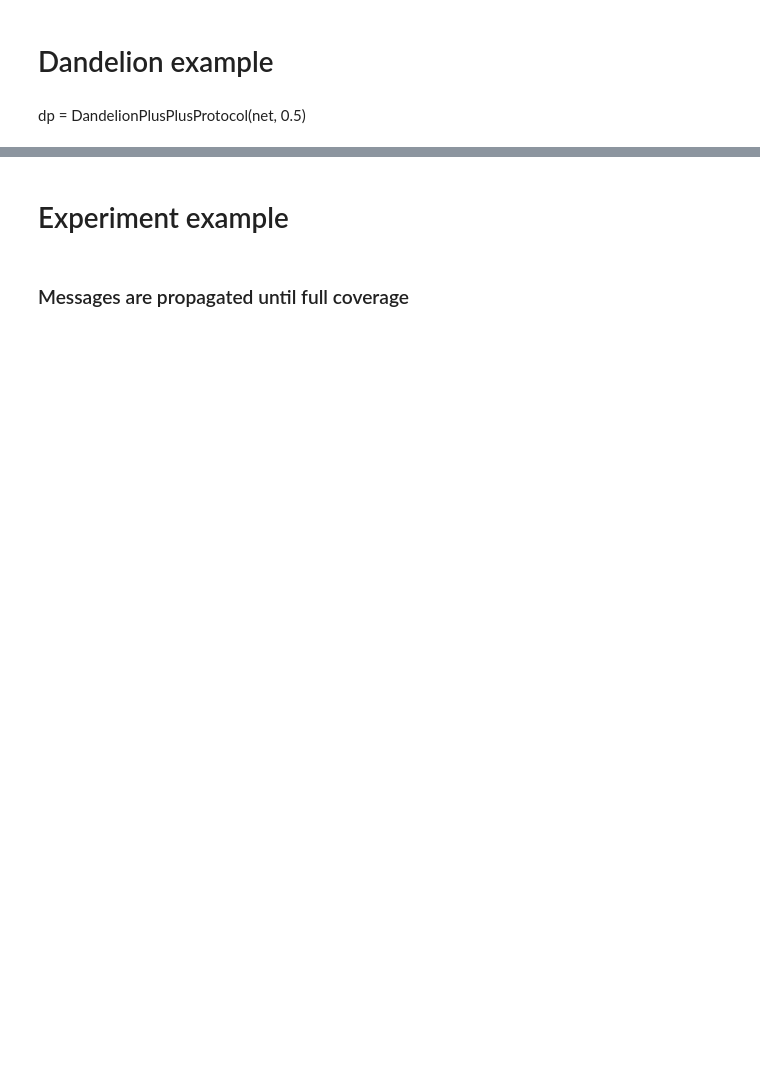
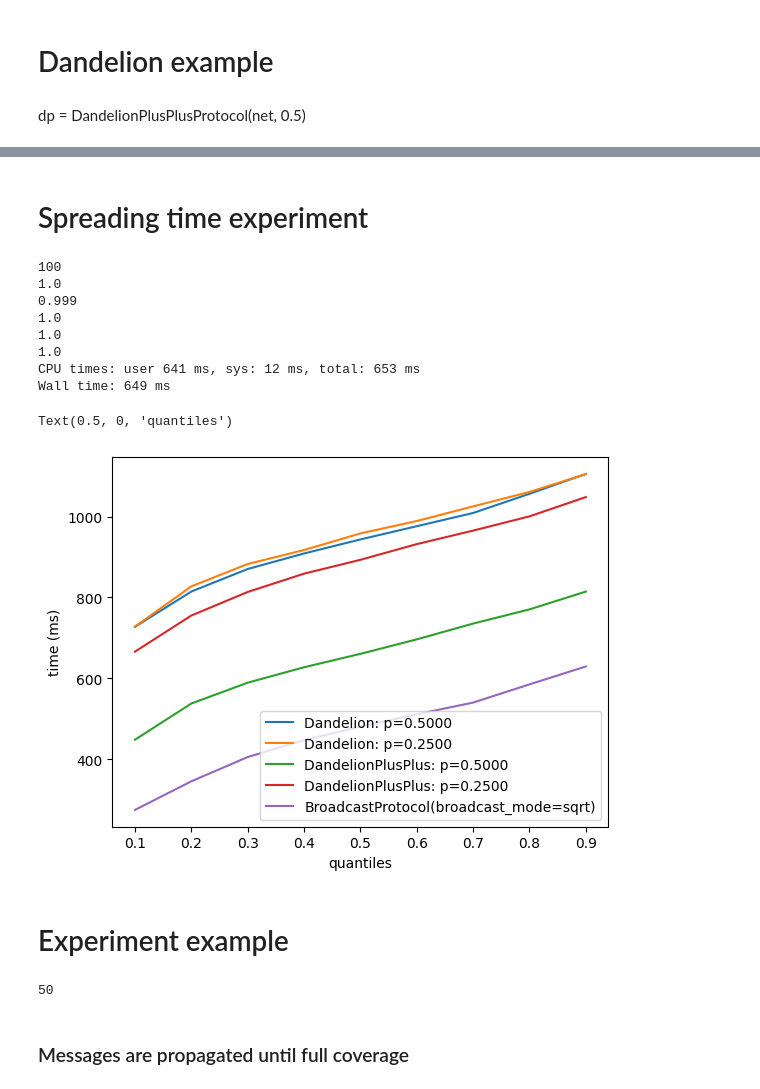
Before and after one commit to ferencberes/ethp2psim, a Jupyter notebook: Experimental.ipynb, the cells around one changed output, grey strips where cells are left out. Drawn from its saved outputs; the diff is of its cells as text; code cells hidden in the pictures; blank space fills up the shorter version.

Commit message:
experiments and readme updated

```diff
--- a/Experimental.ipynb
+++ b/Experimental.ipynb
@@ -10,4 +10,11 @@ from network import *
 from protocols import *
 from adversary import *
 from simulator import *
+# %%
+def shorten_protocol_name(x: str):
+    val = x.replace("Protocol","").replace("spreading_proba","p")
+    val = val.split("broadcast")[0][:-1].replace("(", ": ")
+    if val[-1] == ",":
+        val = val[:-1]
+    return val
 # %%
@@ -59,3 +68,41 @@ Wall time: 11.6 ms
+# %% [markdown]
+# Spreading time experiment
+# %%
+%%time
+bc_mode="sqrt"
+net = Network(nw_generator, ew_generator, num_nodes=100, k=10)
+print(net.num_nodes)
+protocols = [
+    DandelionProtocol(net, 0.5, broadcast_mode=bc_mode),
+    DandelionProtocol(net, 0.25, broadcast_mode=bc_mode),
+    DandelionPlusPlusProtocol(net, 0.5, broadcast_mode=bc_mode),
+    DandelionPlusPlusProtocol(net, 0.25, broadcast_mode=bc_mode),
+    BroadcastProtocol(net, broadcast_mode=bc_mode)
+]
+
+for protocol in protocols:
+    sim = Simulator(protocol, adv, 10, verbose=False)
+    msg_cov = sim.run(coverage_threshold=1.0)
+    #print(msg_cov)
+    print(np.mean(msg_cov))
+    x = np.arange(0.1,1.0,0.1)
+    mean_quantiles, std_quantiles = sim.node_contact_time_quantiles(x)
+    name = shorten_protocol_name(str(protocol)) if not "Broadcast" in str(protocol) else str(protocol)
+    plt.plot(x, mean_quantiles, label=name)
+plt.legend()
+plt.ylabel("time (ms)")
+plt.xlabel("quantiles")
+# %% [output]
+100
+1.0
+0.999
+1.0
+1.0
+1.0
+CPU times: user 641 ms, sys: 12 ms, total: 653 ms
+Wall time: 649 ms
+Text(0.5, 0, 'quantiles')
+[figure, added]
 # %% [markdown]
 # Experiment example
 # %%
@@ -68,3 +116,7 @@ adversary_ratios = [0.01,0.05,0.1]
+# %%
+print(num_msg)
+# %% [output]
+50
 # %%
 from tqdm.notebook import tqdm
 # %% [markdown]
```
Also changed, not shown: parts of 20 cells of this notebook, 1 other file.
